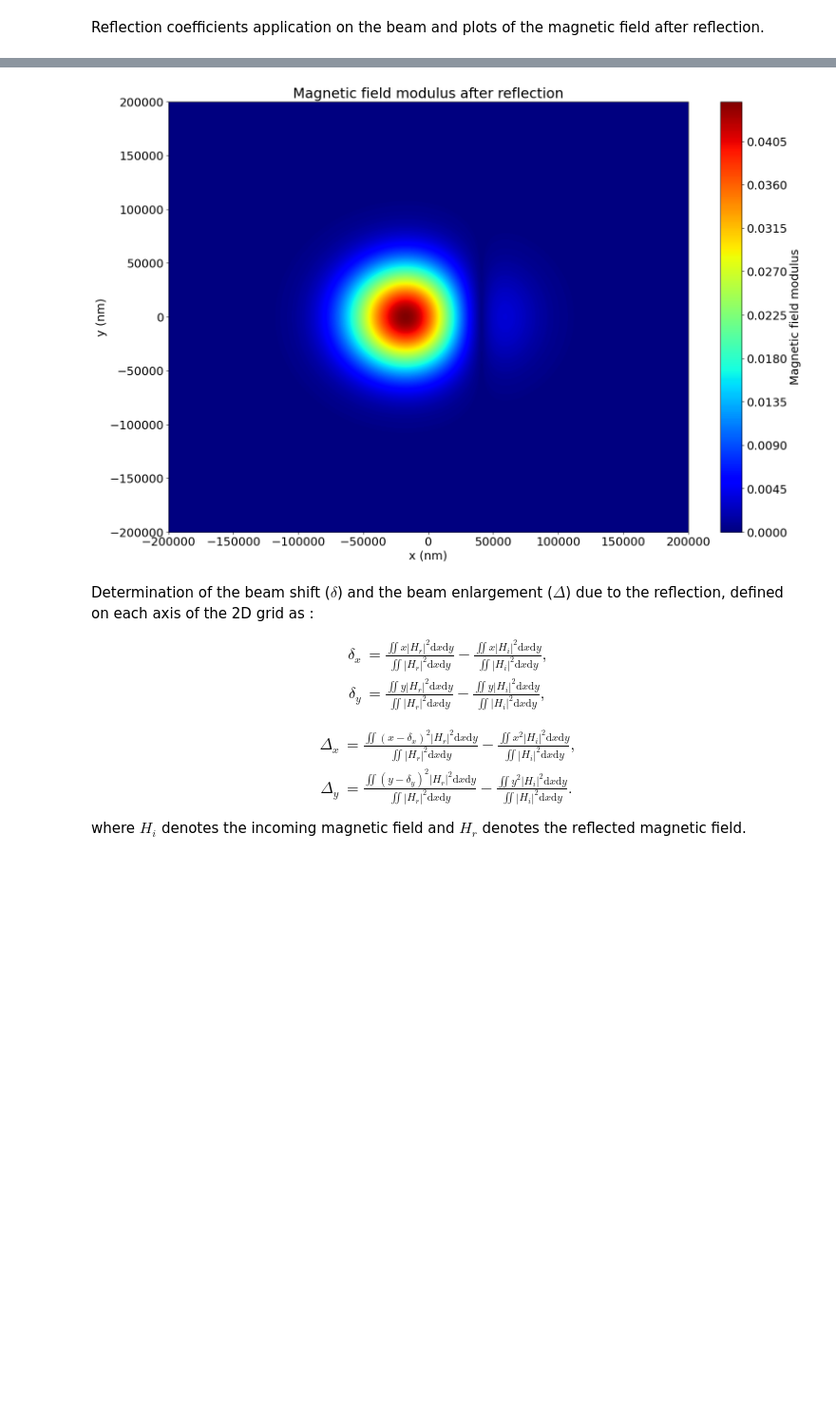
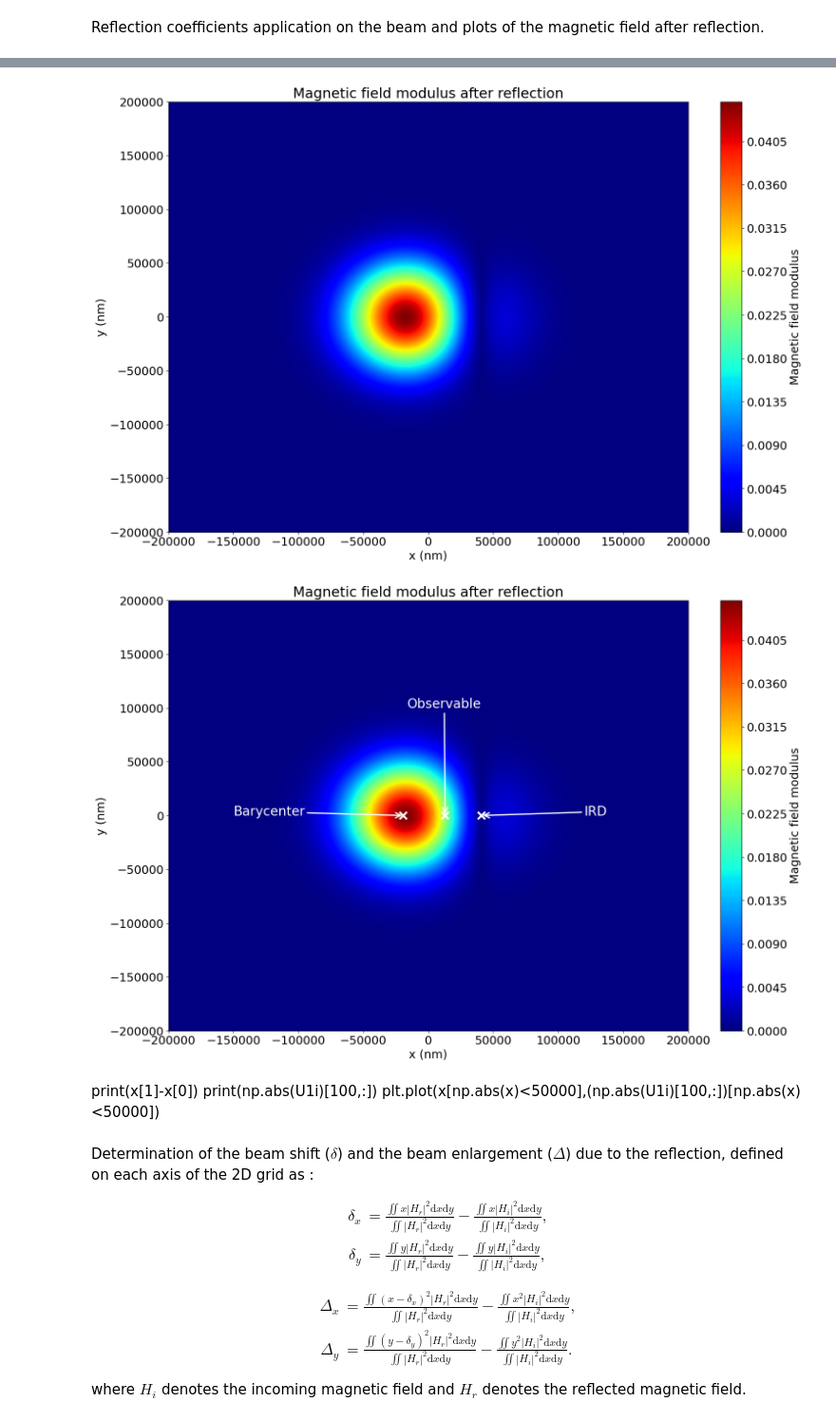
Before and after one commit to Tristan63170/Interferometric_Reflectivity_Dip, a Jupyter notebook: with_water/full_system.ipynb, the cells around one changed output, grey strips where cells are left out. Shown at 95% size. Cells and saved outputs as stored; diff of their text form; code cells hidden in the pictures; blank space fills up the shorter version.

Commit message:
Add an annotated version of the beam after reflection field map.

```diff
--- a/with_water/full_system.ipynb
+++ b/with_water/full_system.ipynb
@@ -285,33 +285,58 @@ U1ki=cr*U1k # on the spectral beam
 U1i=ifft2(U1ki) # redetermination of the physical beam
 
 fig = plt.figure(figsize=(18, 12))
 ax = fig.add_subplot(111)
 contour = ax.contourf(A, B, np.abs(U1ki), levels=500, cmap="hsv")
 contour.set_edgecolor("face")
 cbar = fig.colorbar(contour)
 cbar.set_label("Spectral magnetic field modulus")
 ax.set_xlabel(r"$\alpha$ ($\mathrm{nm}^{-1}$)")
 ax.set_ylabel(r"$\beta$ ($\mathrm{nm}^{-1}$)")
 ax.set_title("Spectral magnetic field modulus after reflection");
 if SAVE_MODE:
     for file_ext in save_formats:
         plt.savefig(f"Plots/{file_ext}/setup/spectral_H_module_after_reflection.{file_ext}", bbox_inches="tight")
 
 fig = plt.figure(figsize=(18, 12))
 ax = fig.add_subplot(111)
 contour = ax.contourf(X, Y, np.abs(U1i), levels=500, cmap="jet")
 contour.set_edgecolor("face")
 cbar = fig.colorbar(contour)
 cbar.set_label("Magnetic field modulus")
 ax.set_xlabel("x (nm)")
 ax.set_ylabel("y (nm)")
 ax.set_title("Magnetic field modulus after reflection");
 if SAVE_MODE:
     for file_ext in save_formats:
         plt.savefig(f"Plots/{file_ext}/setup/H_module_after_reflection.{file_ext}", bbox_inches="tight")
+
+fig = plt.figure(figsize=(18, 12))
+ax = fig.add_subplot(111)
+contour = ax.contourf(X, Y, np.abs(U1i), levels=500, cmap="jet")
+contour.set_edgecolor("face")
+cbar = fig.colorbar(contour)
+cbar.set_label("Magnetic field modulus")
+ax.set_xlabel("x (nm)")
+ax.set_ylabel("y (nm)")
+ax.set_title("Magnetic field modulus after reflection")
+ax.plot(-19081.5, 0,marker="x",markersize=12,markeredgewidth=3,color="white")
+ax.annotate("Barycenter",xy=(-19081.5, 0),xytext=(-150000, 0),color="white",fontsize=20,arrowprops=dict(arrowstyle="->",color="white",lw=2))
+ax.plot(41000, 0,marker="x",markersize=12,markeredgewidth=3,color="white")
+ax.annotate("IRD",xy=(41000, 0),xytext=(120000, 0),color="white",fontsize=20,arrowprops=dict(arrowstyle="->",color="white",lw=2))
+ax.plot(13000, 0,marker="x",markersize=12,markeredgewidth=3,color="white")
+ax.annotate("Observable",xy=(13000, 0),xytext=(-16000, 100000),color="white",fontsize=20,arrowprops=dict(arrowstyle="->",color="white",lw=2))
+
+if SAVE_MODE:
+    for file_ext in save_formats:
+        plt.savefig(f"Plots/{file_ext}/setup/H_module_after_reflection_annotated.{file_ext}", bbox_inches="tight")
 # %% [output]
 [figure]
 [figure]
+[figure, added]
+# %% [markdown]
+print(x[1]-x[0])
+print(np.abs(U1i)[100,:])
+plt.plot(x[np.abs(x)<50000],(np.abs(U1i)[100,:])[np.abs(x)<50000])
 # %% [markdown]
 Determination of the beam shift ($\delta$) and the beam enlargement ($\Delta$) due to the reflection, defined on each axis of the 2D grid as :
 
```
